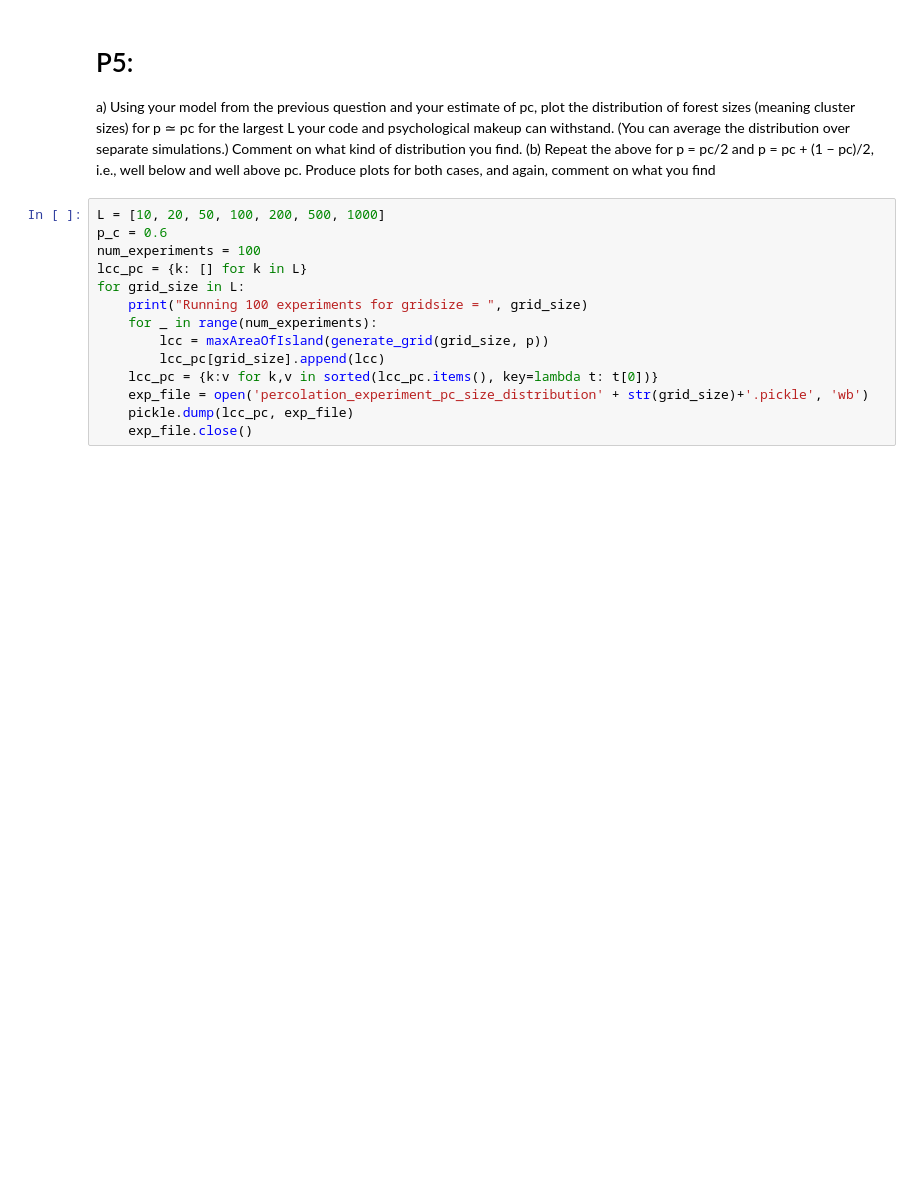
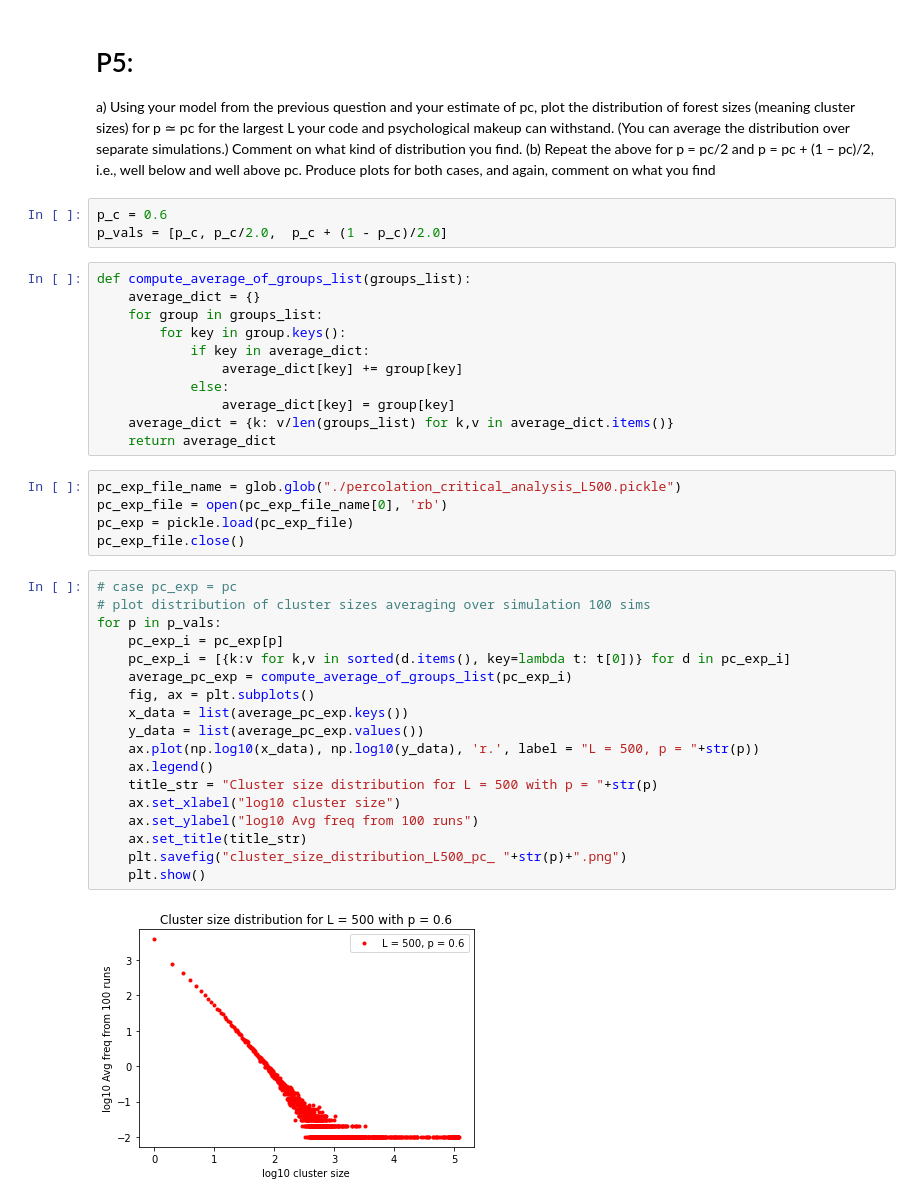
Before and after one commit to kkannans/POCS, a Jupyter notebook: asgn8/Percolation_experiment_analysis.ipynb, the cells around one changed output. Cells and saved outputs as stored; diff of their text form; blank space fills up the shorter version.

```diff
--- a/asgn8/Percolation_experiment_analysis.ipynb
+++ b/asgn8/Percolation_experiment_analysis.ipynb
@@ -52,17 +68,42 @@ Comment on what kind of distribution you find.
 (b) Repeat the above for p = pc/2 and p = pc + (1 − pc)/2, i.e., well below and
 well above pc.
 Produce plots for both cases, and again, comment on what you find
-# %%
-L = [10, 20, 50, 100, 200, 500, 1000]
-p_c = 0.6
-num_experiments = 100
-lcc_pc = {k: [] for k in L}
-for grid_size in L:
-    print("Running 100 experiments for gridsize = ", grid_size)
-    for _ in range(num_experiments):
-        lcc = maxAreaOfIsland(generate_grid(grid_size, p))
-        lcc_pc[grid_size].append(lcc)
-    lcc_pc = {k:v for k,v in sorted(lcc_pc.items(), key=lambda t: t[0])}
-    exp_file = open('percolation_experiment_pc_size_distribution' + str(grid_size)+'.pickle', 'wb')
-    pickle.dump(lcc_pc, exp_file)
-    exp_file.close()
+# %%
+p_c = 0.6
+p_vals = [p_c, p_c/2.0,  p_c + (1 - p_c)/2.0]
+# %%
+def compute_average_of_groups_list(groups_list):
+    average_dict = {}
+    for group in groups_list:
+        for key in group.keys():
+            if key in average_dict:
+                average_dict[key] += group[key]
+            else:
+                average_dict[key] = group[key]
+    average_dict = {k: v/len(groups_list) for k,v in average_dict.items()}
+    return average_dict
+# %%
+pc_exp_file_name = glob.glob("./percolation_critical_analysis_L500.pickle")
+pc_exp_file = open(pc_exp_file_name[0], 'rb')
+pc_exp = pickle.load(pc_exp_file)
+pc_exp_file.close()
+# %%
+# case pc_exp = pc
+# plot distribution of cluster sizes averaging over simulation 100 sims
+for p in p_vals:
+    pc_exp_i = pc_exp[p]
+    pc_exp_i = [{k:v for k,v in sorted(d.items(), key=lambda t: t[0])} for d in pc_exp_i]
+    average_pc_exp = compute_average_of_groups_list(pc_exp_i)
+    fig, ax = plt.subplots()
+    x_data = list(average_pc_exp.keys())
+    y_data = list(average_pc_exp.values())
+    ax.plot(np.log10(x_data), np.log10(y_data), 'r.', label = "L = 500, p = "+str(p))
+    ax.legend()
+    title_str = "Cluster size distribution for L = 500 with p = "+str(p)
+    ax.set_xlabel("log10 cluster size")
+    ax.set_ylabel("log10 Avg freq from 100 runs")
+    ax.set_title(title_str)
+    plt.savefig("cluster_size_distribution_L500_pc_ "+str(p)+".png")
+    plt.show()
+# %% [output]
+[figure, added]
```
Also changed, not shown: parts of 5 cells of this notebook, 11 other files.
